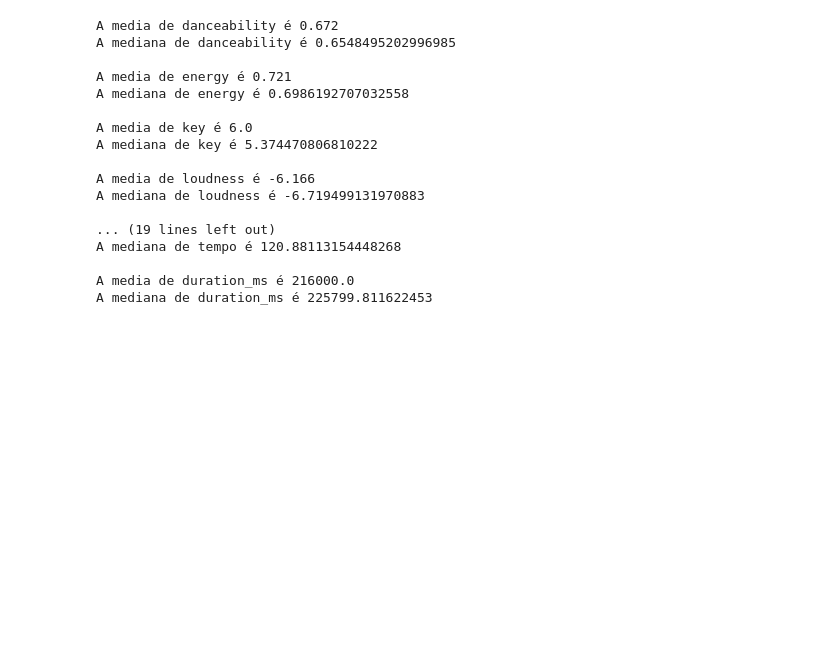
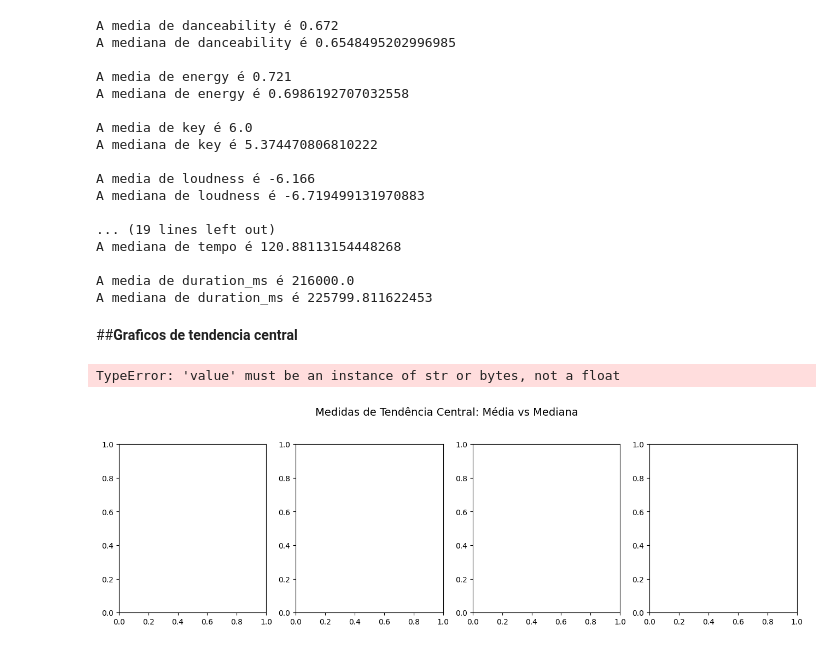
Before and after one commit to Magvride/Spotify-Recommendations, a Jupyter notebook: Ciência_de_Dados_G1.ipynb, the cells around one changed output. Cells and saved outputs as stored; diff of their text form; code cells hidden in the pictures; blank space fills up the shorter version.

```diff
--- a/Ciência_de_Dados_G1.ipynb
+++ b/Ciência_de_Dados_G1.ipynb
@@ -128,3 +128,17 @@ A mediana de tempo é 120.88113154448268
 
 A media de duration_ms é 216000.0
 A mediana de duration_ms é 225799.811622453
+# %% [markdown]
+##**Graficos de tendencia central**
+# %%
+featuresNumericas1 = ['liveness', 'valence', 'tempo', 'duration_ms']
+fig, axes = plt.subplots(1, 4, figsize=(16, 4))
+fig.suptitle('Medidas de Tendência Central: Média vs Mediana', fontsize=14, y=1.05)
+
+for idx, feature in enumerate(featuresNumericas1):
+    ax = axes[idx]
+    # Histograma
+    ax.hist(df[feature], bins=20, alpha=0.7, color='skyblue', edgecolor='black')
+# %% [output]
+TypeError: 'value' must be an instance of str or bytes, not a float
+[figure, added]
```
